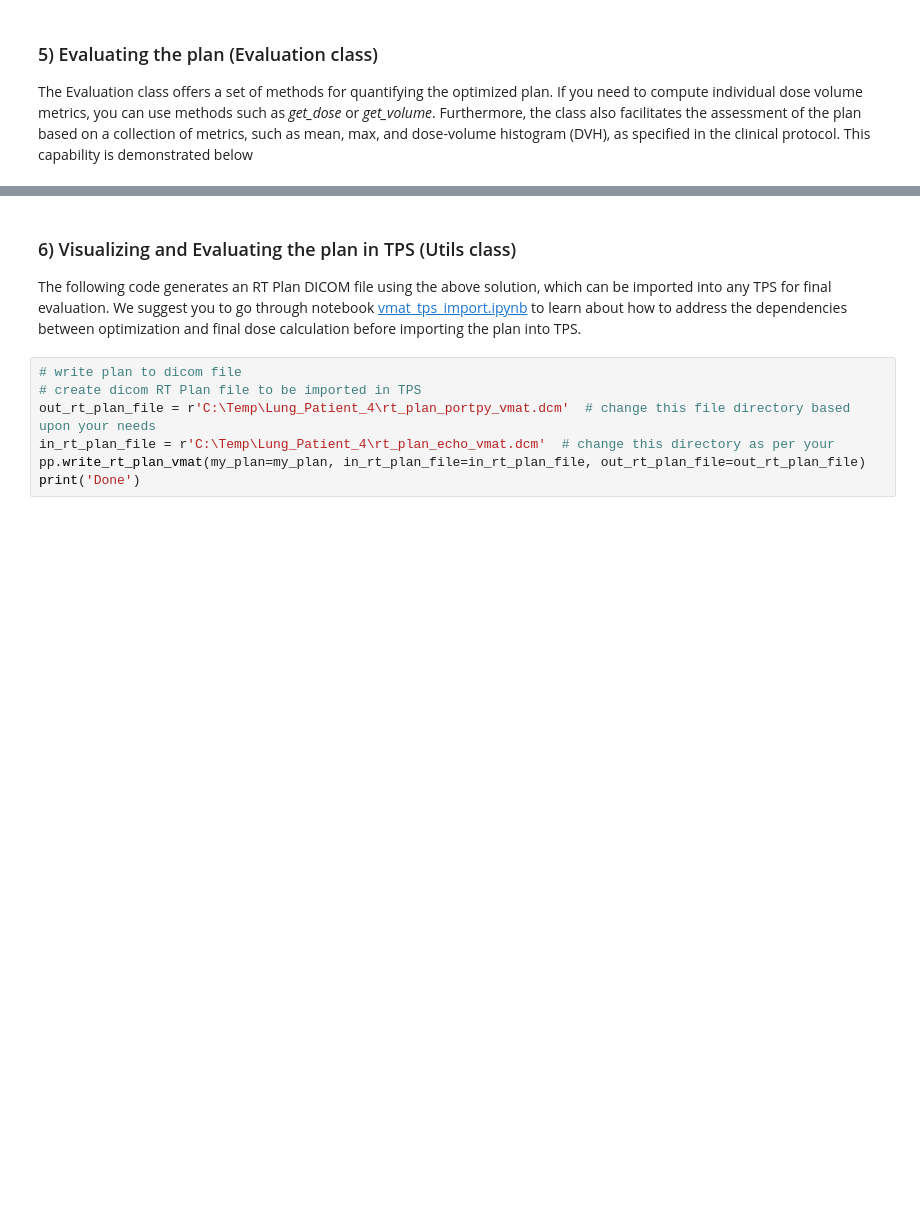
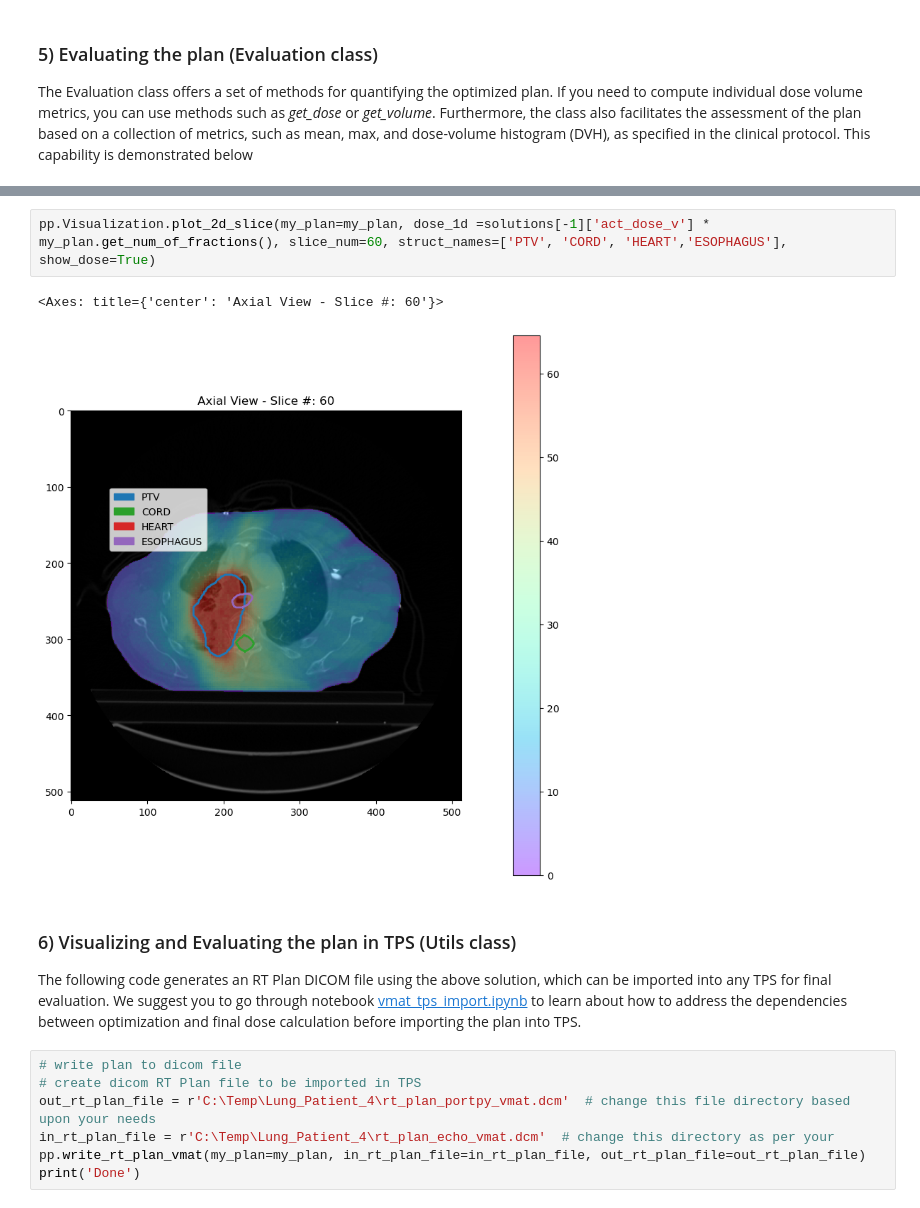
Before and after one commit to PortPy-Project/ECHO-VMAT, a Jupyter notebook: examples/echo_vmat_portpy.ipynb, the cells around one changed output, grey strips where cells are left out. Saved outputs shown, nothing was run; the diff lists cells and outputs as text; blank space fills up the shorter version.

```diff
--- a/examples/echo_vmat_portpy.ipynb
+++ b/examples/echo_vmat_portpy.ipynb
@@ -220,3 +262,8 @@ Warning: dose_1d value 30.0 is greater than max dose_1d for HEART
+# %%
+pp.Visualization.plot_2d_slice(my_plan=my_plan, dose_1d =solutions[-1]['act_dose_v'] * my_plan.get_num_of_fractions(), slice_num=60, struct_names=['PTV', 'CORD', 'HEART','ESOPHAGUS'], show_dose=True)
+# %% [output]
+<Axes: title={'center': 'Axial View - Slice #: 60'}>
+[figure, added]
 # %% [markdown]
 ### 6) Visualizing and Evaluating the plan in TPS (Utils class)
 The following code generates an RT Plan DICOM file using the above solution, which can be imported into any TPS for final evaluation.
```
Also changed, not shown: parts of 9 cells of this notebook, 7 other files.
